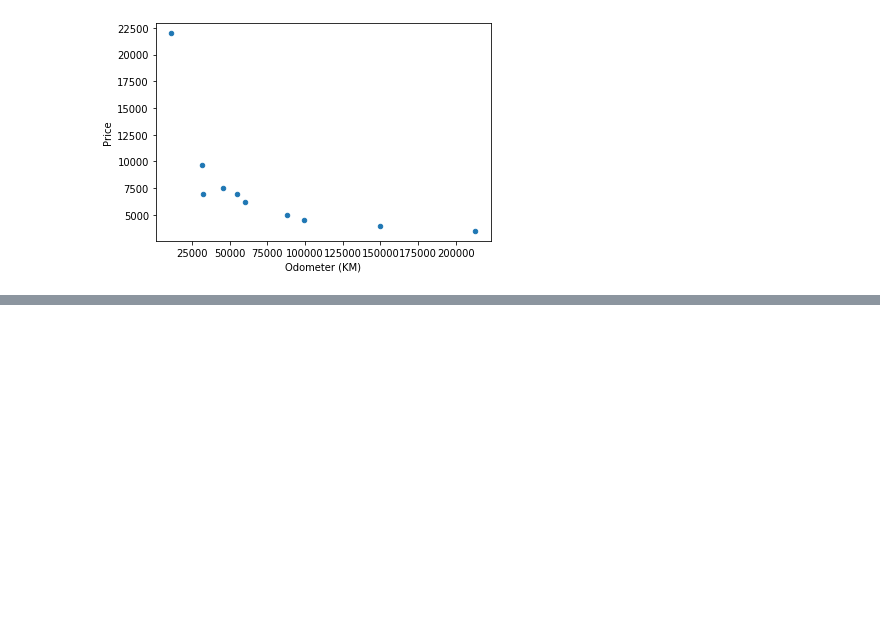
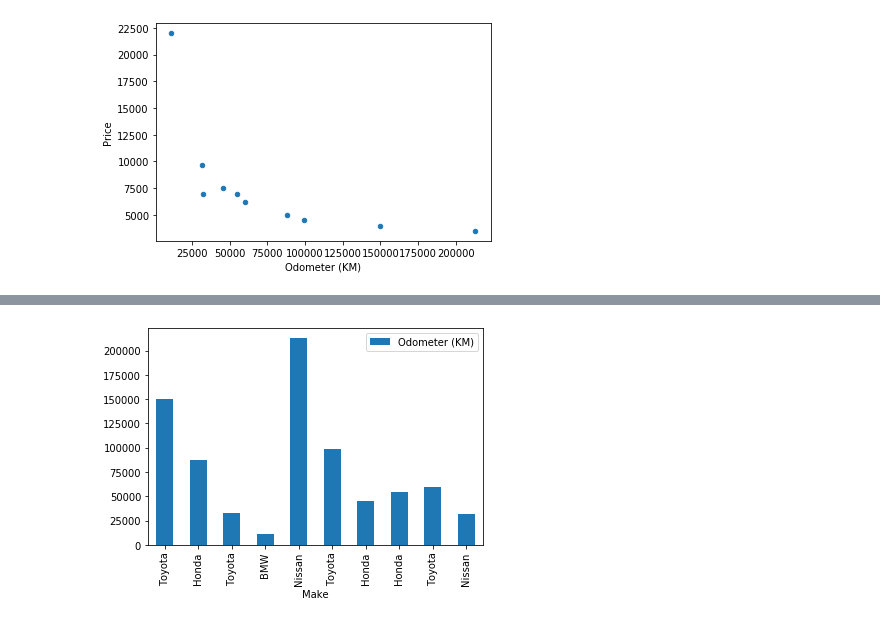
Before and after one commit to UlisesJuarez/Machine-learning-Introduction, a Jupyter notebook: matplotlib plotting and data visualization/Introduction to matplotlib.ipynb, the cells around one changed output, grey strips where cells are left out. Cells and saved outputs as stored; diff of their text form; code cells hidden in the pictures; blank space fills up the shorter version.

```diff
--- a/matplotlib plotting and data visualization/Introduction to matplotlib.ipynb
+++ b/matplotlib plotting and data visualization/Introduction to matplotlib.ipynb
@@ -303,0 +346,4 @@ car_sales.plot(x="Odometer (KM)",y="Price",kind="scatter");
+# %%
+car_sales.plot(x="Make",y="Odometer (KM)",kind="bar");
+# %% [output]
+[figure, added]
```
Also changed, not shown: parts of 8 cells of this notebook.
